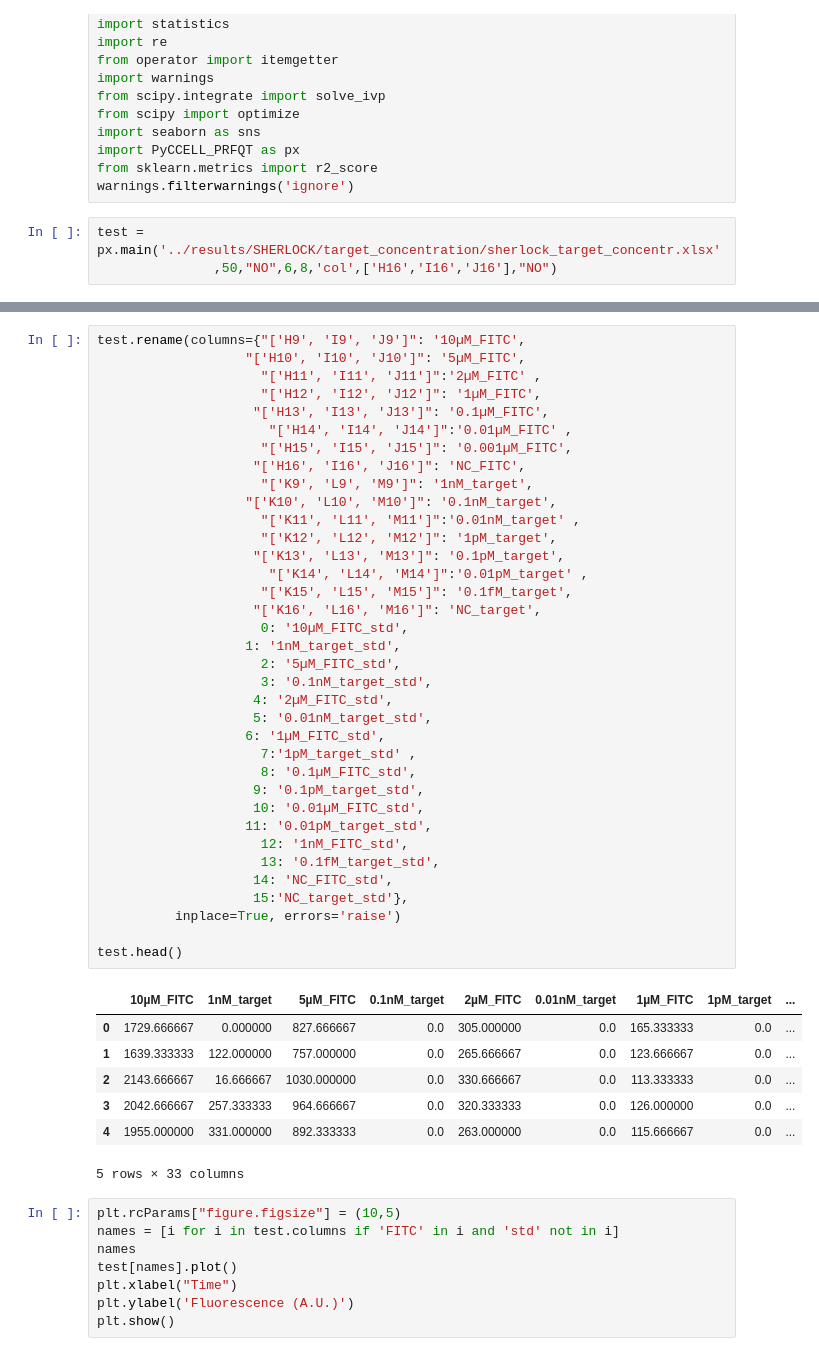
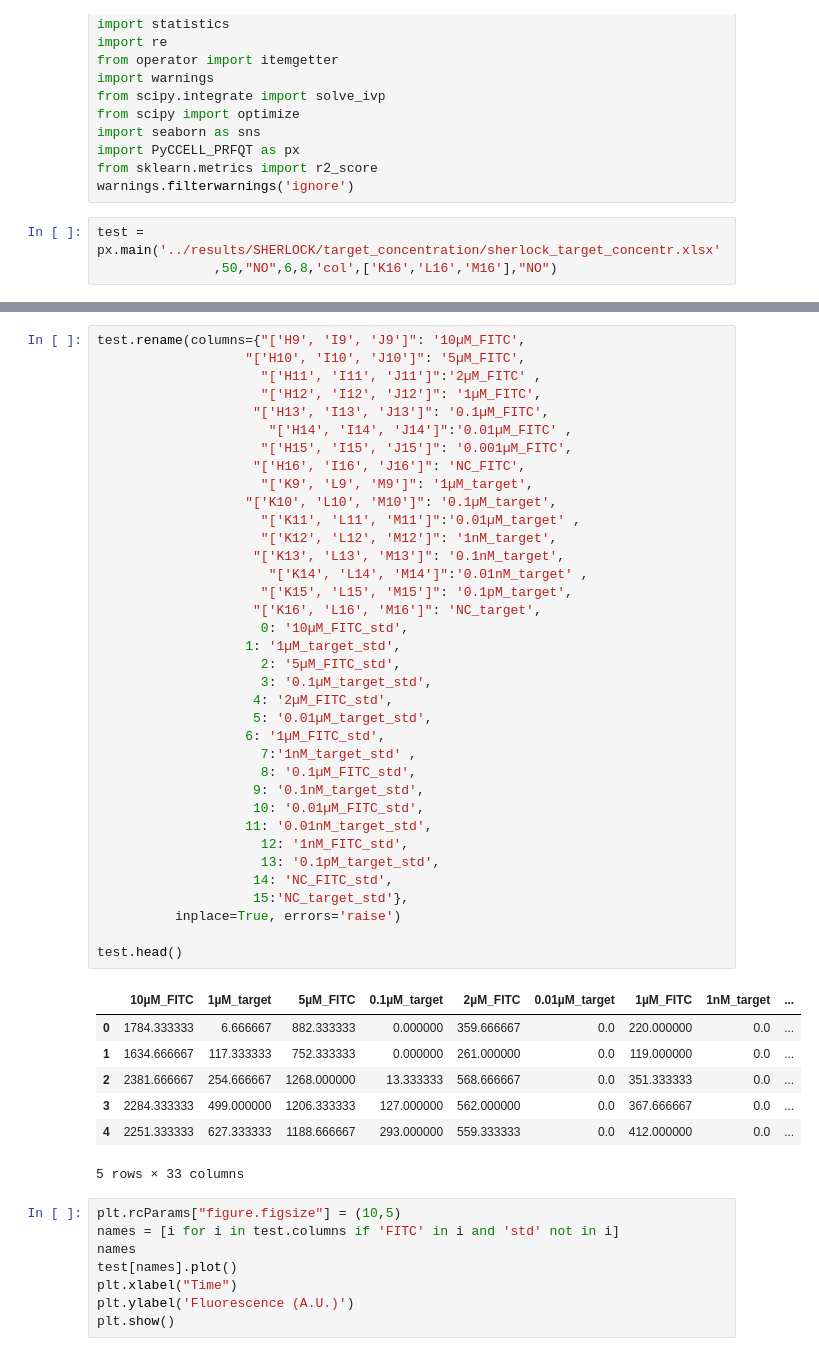
Before and after one commit to NessLfy/iGEM, a Jupyter notebook: scripts/SHERLOCK_target_concentration.ipynb, the cells around one changed output, grey strips where cells are left out. Drawn from its saved outputs; the diff is of its cells as text.

```diff
--- a/scripts/SHERLOCK_target_concentration.ipynb
+++ b/scripts/SHERLOCK_target_concentration.ipynb
@@ -14,6 +14,6 @@ from sklearn.metrics import r2_score
 warnings.filterwarnings('ignore')
 # %%
 test = px.main('../results/SHERLOCK/target_concentration/sherlock_target_concentr.xlsx'
-               ,50,"NO",6,8,'col',['H16','I16','J16'],"NO")
+               ,50,"NO",6,8,'col',['K16','L16','M16'],"NO")
 # %% [output]
 [figure]
@@ -32,46 +32,46 @@ test = px.main('../results/SHERLOCK/target_concentration/sherlock_target_concent
 # %%
 test.rename(columns={"['H9', 'I9', 'J9']": '10µM_FITC',
                    "['H10', 'I10', 'J10']": '5µM_FITC',
                      "['H11', 'I11', 'J11']":'2µM_FITC' ,
                      "['H12', 'I12', 'J12']": '1µM_FITC',
                     "['H13', 'I13', 'J13']": '0.1µM_FITC',
                       "['H14', 'I14', 'J14']":'0.01µM_FITC' ,
                      "['H15', 'I15', 'J15']": '0.001µM_FITC',
                     "['H16', 'I16', 'J16']": 'NC_FITC',
-                     "['K9', 'L9', 'M9']": '1nM_target',
-                   "['K10', 'L10', 'M10']": '0.1nM_target',
-                     "['K11', 'L11', 'M11']":'0.01nM_target' ,
-                     "['K12', 'L12', 'M12']": '1pM_target',
-                    "['K13', 'L13', 'M13']": '0.1pM_target',
-                      "['K14', 'L14', 'M14']":'0.01pM_target' ,
-                     "['K15', 'L15', 'M15']": '0.1fM_target',
+                     "['K9', 'L9', 'M9']": '1µM_target',
+                   "['K10', 'L10', 'M10']": '0.1µM_target',
+                     "['K11', 'L11', 'M11']":'0.01µM_target' ,
+                     "['K12', 'L12', 'M12']": '1nM_target',
+                    "['K13', 'L13', 'M13']": '0.1nM_target',
+                      "['K14', 'L14', 'M14']":'0.01nM_target' ,
+                     "['K15', 'L15', 'M15']": '0.1pM_target',
                     "['K16', 'L16', 'M16']": 'NC_target',
                      0: '10µM_FITC_std',
-                   1: '1nM_target_std',
+                   1: '1µM_target_std',
                      2: '5µM_FITC_std',
-                     3: '0.1nM_target_std',
+                     3: '0.1µM_target_std',
                     4: '2µM_FITC_std',
-                    5: '0.01nM_target_std',
+                    5: '0.01µM_target_std',
                    6: '1µM_FITC_std',
-                     7:'1pM_target_std' ,
+                     7:'1nM_target_std' ,
                      8: '0.1µM_FITC_std',
-                    9: '0.1pM_target_std',
+                    9: '0.1nM_target_std',
                     10: '0.01µM_FITC_std',
-                   11: '0.01pM_target_std',
+                   11: '0.01nM_target_std',
                      12: '1nM_FITC_std',
-                     13: '0.1fM_target_std',
+                     13: '0.1pM_target_std',
                     14: 'NC_FITC_std',
                     15:'NC_target_std'},
           inplace=True, errors='raise')
 
 test.head()
 # %% [output]
-|  | 10µM_FITC | 1nM_target | 5µM_FITC | 0.1nM_target | 2µM_FITC | 0.01nM_target | 1µM_FITC | 1pM_target | ... |
-| 0 | 1729.666667 | 0.000000 | 827.666667 | 0.0 | 305.000000 | 0.0 | 165.333333 | 0.0 | ... |
-| 1 | 1639.333333 | 122.000000 | 757.000000 | 0.0 | 265.666667 | 0.0 | 123.666667 | 0.0 | ... |
-| 2 | 2143.666667 | 16.666667 | 1030.000000 | 0.0 | 330.666667 | 0.0 | 113.333333 | 0.0 | ... |
-| 3 | 2042.666667 | 257.333333 | 964.666667 | 0.0 | 320.333333 | 0.0 | 126.000000 | 0.0 | ... |
-| 4 | 1955.000000 | 331.000000 | 892.333333 | 0.0 | 263.000000 | 0.0 | 115.666667 | 0.0 | ... |
+|  | 10µM_FITC | 1µM_target | 5µM_FITC | 0.1µM_target | 2µM_FITC | 0.01µM_target | 1µM_FITC | 1nM_target | ... |
+| 0 | 1784.333333 | 6.666667 | 882.333333 | 0.000000 | 359.666667 | 0.0 | 220.000000 | 0.0 | ... |
+| 1 | 1634.666667 | 117.333333 | 752.333333 | 0.000000 | 261.000000 | 0.0 | 119.000000 | 0.0 | ... |
+| 2 | 2381.666667 | 254.666667 | 1268.000000 | 13.333333 | 568.666667 | 0.0 | 351.333333 | 0.0 | ... |
+| 3 | 2284.333333 | 499.000000 | 1206.333333 | 127.000000 | 562.000000 | 0.0 | 367.666667 | 0.0 | ... |
+| 4 | 2251.333333 | 627.333333 | 1188.666667 | 293.000000 | 559.333333 | 0.0 | 412.000000 | 0.0 | ... |
 5 rows × 33 columns
 # %%
 plt.rcParams["figure.figsize"] = (10,5)
```
Also changed, not shown: parts of 6 cells of this notebook, 23 other files.
